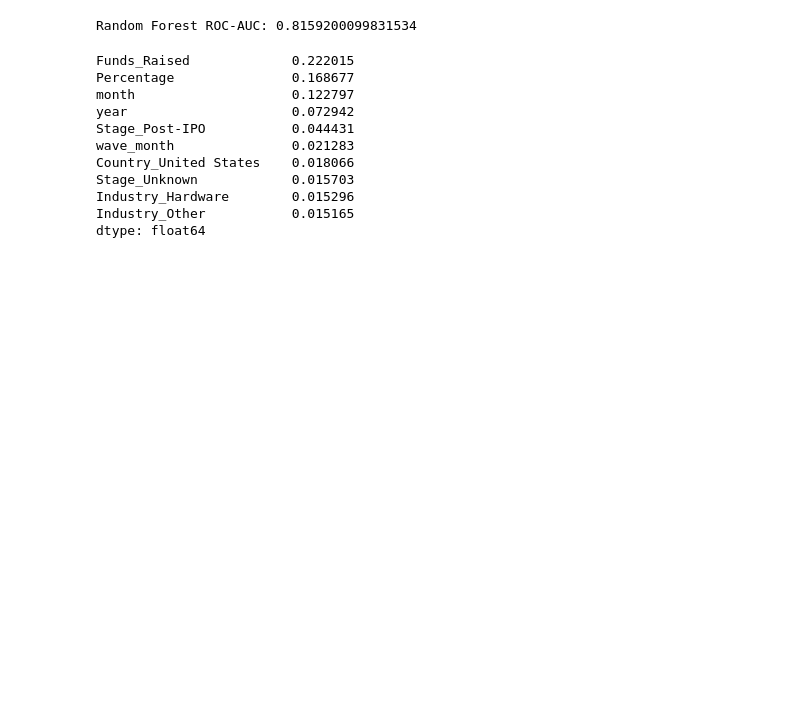
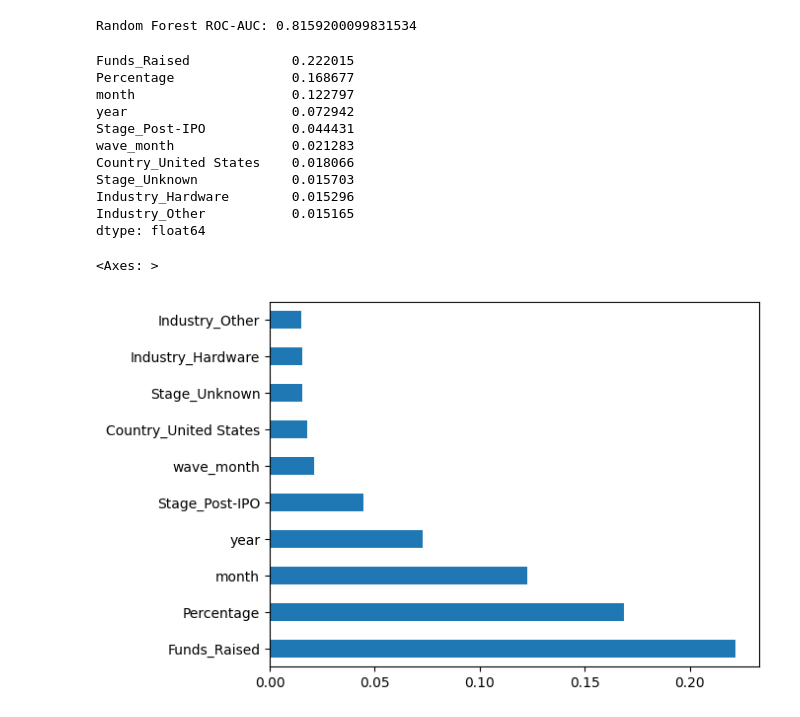
Before and after one commit to riddhikale/Tech-Layoffs, a Jupyter notebook: notebooks/ml_model.ipynb, the cells around one changed output. Drawn from its saved outputs; the diff is of its cells as text; code cells hidden in the pictures; blank space fills up the shorter version.

Commit message:
feature importance plot

```diff
--- a/notebooks/ml_model.ipynb
+++ b/notebooks/ml_model.ipynb
@@ -138,3 +138,8 @@ Stage_Unknown            0.015703
 Industry_Hardware        0.015296
 Industry_Other           0.015165
 dtype: float64
+# %%
+feature_importance.head(10).plot(kind='barh')
+# %% [output]
+<Axes: >
+[figure, added]
```
